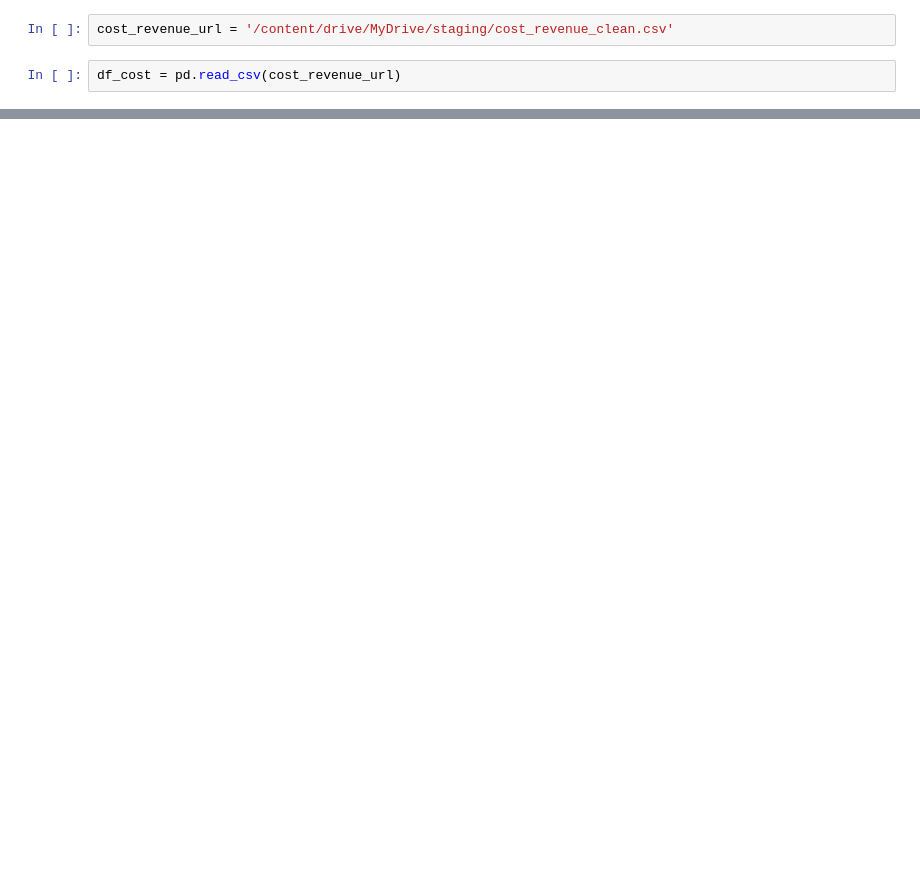
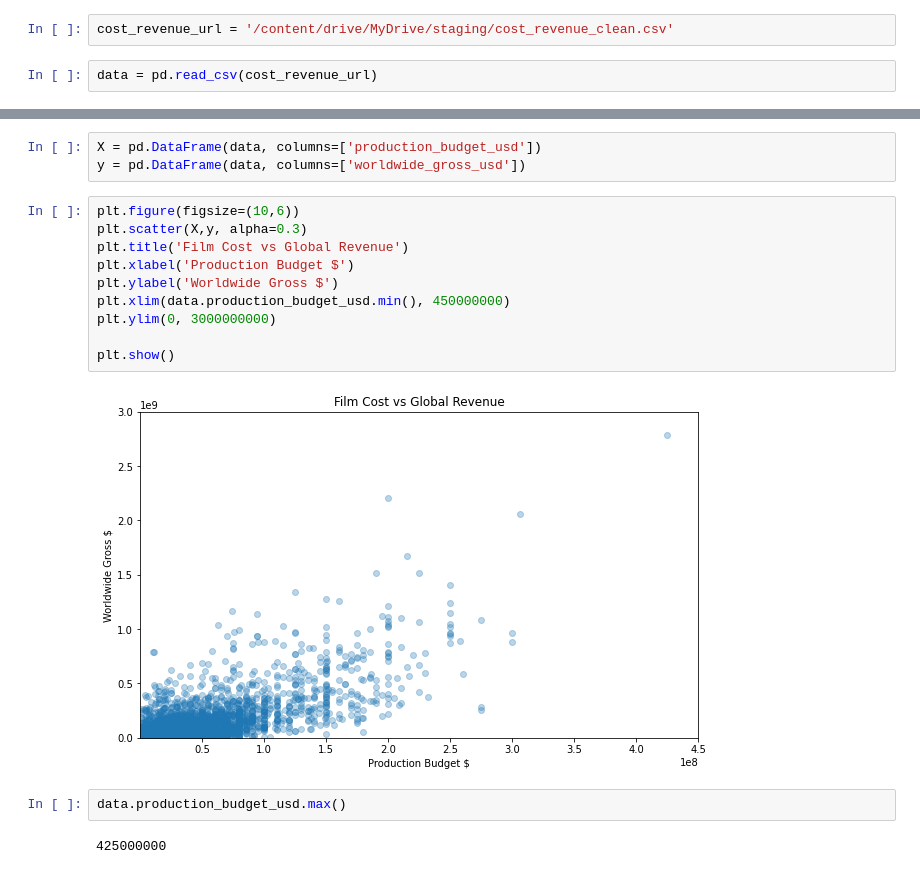
Before and after one commit to julioreis-dev/data_science, a Jupyter notebook: linear_regression.ipynb, the cells around one changed output, grey strips where cells are left out. Cells and saved outputs as stored; diff of their text form; blank space fills up the shorter version.

```diff
--- a/linear_regression.ipynb
+++ b/linear_regression.ipynb
@@ -6,5 +7,5 @@ import numpy as np
 # %%
 cost_revenue_url = '/content/drive/MyDrive/staging/cost_revenue_clean.csv'
 # %%
-df_cost = pd.read_csv(cost_revenue_url)
+data = pd.read_csv(cost_revenue_url)
 # %%
@@ -18,0 +32,19 @@ df_cost.head()
+# %%
+X = pd.DataFrame(data, columns=['production_budget_usd'])
+y = pd.DataFrame(data, columns=['worldwide_gross_usd'])
+# %%
+plt.figure(figsize=(10,6))
+plt.scatter(X,y, alpha=0.3)
+plt.title('Film Cost vs Global Revenue')
+plt.xlabel('Production Budget $')
+plt.ylabel('Worldwide Gross $')
+plt.xlim(data.production_budget_usd.min(), 450000000)
+plt.ylim(0, 3000000000)
+
+plt.show()
+# %% [output]
+[figure, added]
+# %%
+data.production_budget_usd.max()
+# %% [output]
+425000000
```
Also changed, not shown: parts of 3 cells of this notebook.
